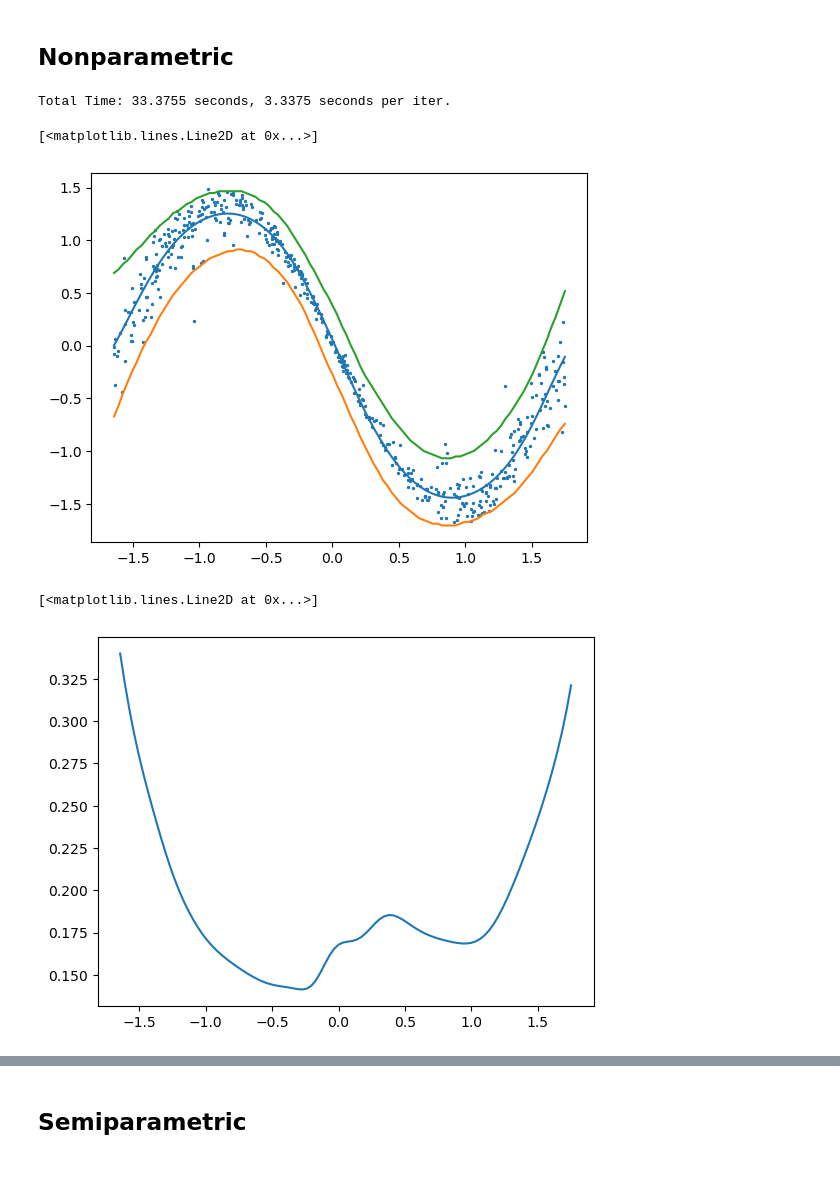
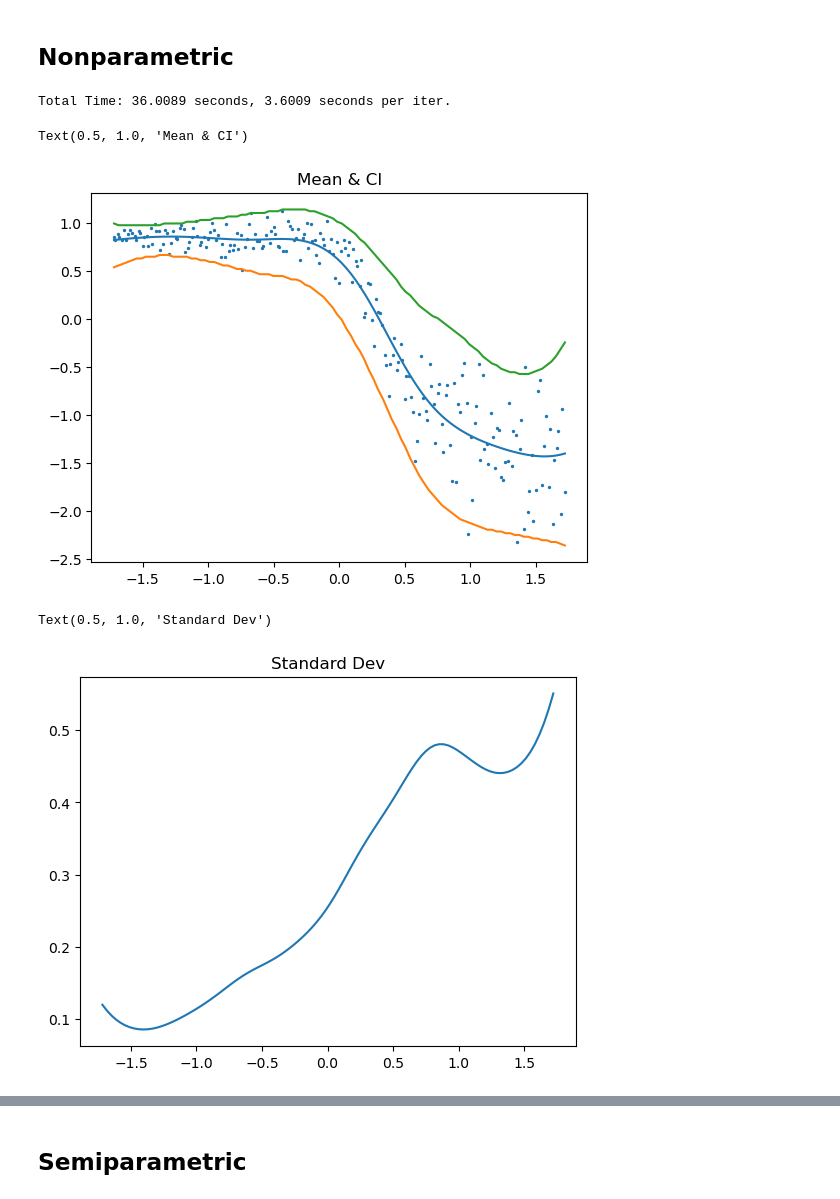
Before and after one commit to pleituer/SemiMP, a Jupyter notebook: python/main.ipynb, the cells around one changed output, grey strips where cells are left out. Saved outputs shown, nothing was run; the diff lists cells and outputs as text; code cells hidden in the pictures; blank space fills up the shorter version.

```diff
--- a/python/main.ipynb
+++ b/python/main.ipynb
@@ -28,3 +19,14 @@ data.sample(n=data_n)
+# %%
+use_lidar = True
+
+if use_lidar:
+    lidar_path = os.path.join(os.path.dirname(os.path.dirname(os.path.abspath("main.ipynb"))), "datasets/lidar.csv")
+    data = LIDAR(path=lidar_path)
+else:
+    data_n = 500
+    data = SyntheticDataset(mean=(0, 1), variance=(0.001, 0.04), skewness=(0, 2),
+                        mean_shape=("sine", {"freq":-np.pi}), variance_shape=("poly", {"degree":2}), skewness_shape=("sine", {"freq":np.pi}))
+    data.sample(n=data_n)
 # %%
 plt.scatter(x=data.x, y=data.y, s=2)
 plt.xlabel("x")
@@ -69,7 +71,7 @@ def nonparametric(i):
 # %%
 timer(nonparametric, perm_n=perm_n)
 # %% [output]
-Total Time: 33.3755 seconds, 3.3375 seconds per iter.
+Total Time: 36.0089 seconds, 3.6009 seconds per iter.
 # %%
 nmp_p = nmp_ps.mean(axis=0)
 nmp_P = nmp_Ps.mean(axis=0)
@@ -89,17 +91,20 @@ for j in range(nx):
 # %%
 ## Theres some bugs here
 plt.scatter(x=data.x, y=data.y, s=2)
 
 plt.plot(x_linspace, nmp_mean)
 plt.plot(x_linspace, nmp_p025)
 plt.plot(x_linspace, nmp_p975)
+
+plt.title("Mean & CI")
 # %% [output]
-[<matplotlib.lines.Line2D at 0x...>]
+Text(0.5, 1.0, 'Mean & CI')
-[figure, old version]
+[figure, new version]
 # %%
 plt.plot(x_linspace, nmp_std)
+plt.title("Standard Dev")
 # %% [output]
-[<matplotlib.lines.Line2D at 0x...>]
+Text(0.5, 1.0, 'Standard Dev')
-[figure, old version]
+[figure, new version]
 # %%
 plt.plot(x_linspace, nmp_skew)
```
Also changed, not shown: parts of 15 cells of this notebook, 3 other files.
